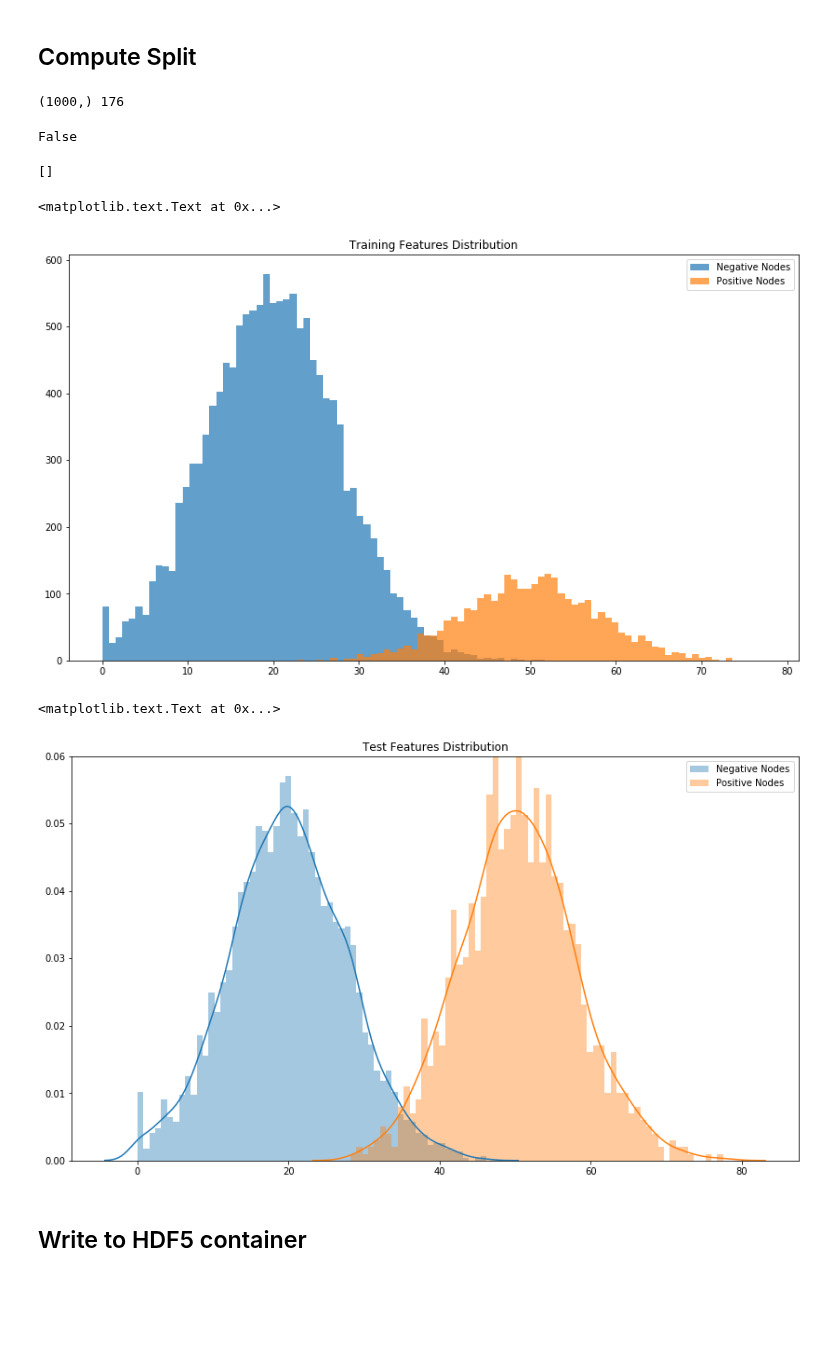
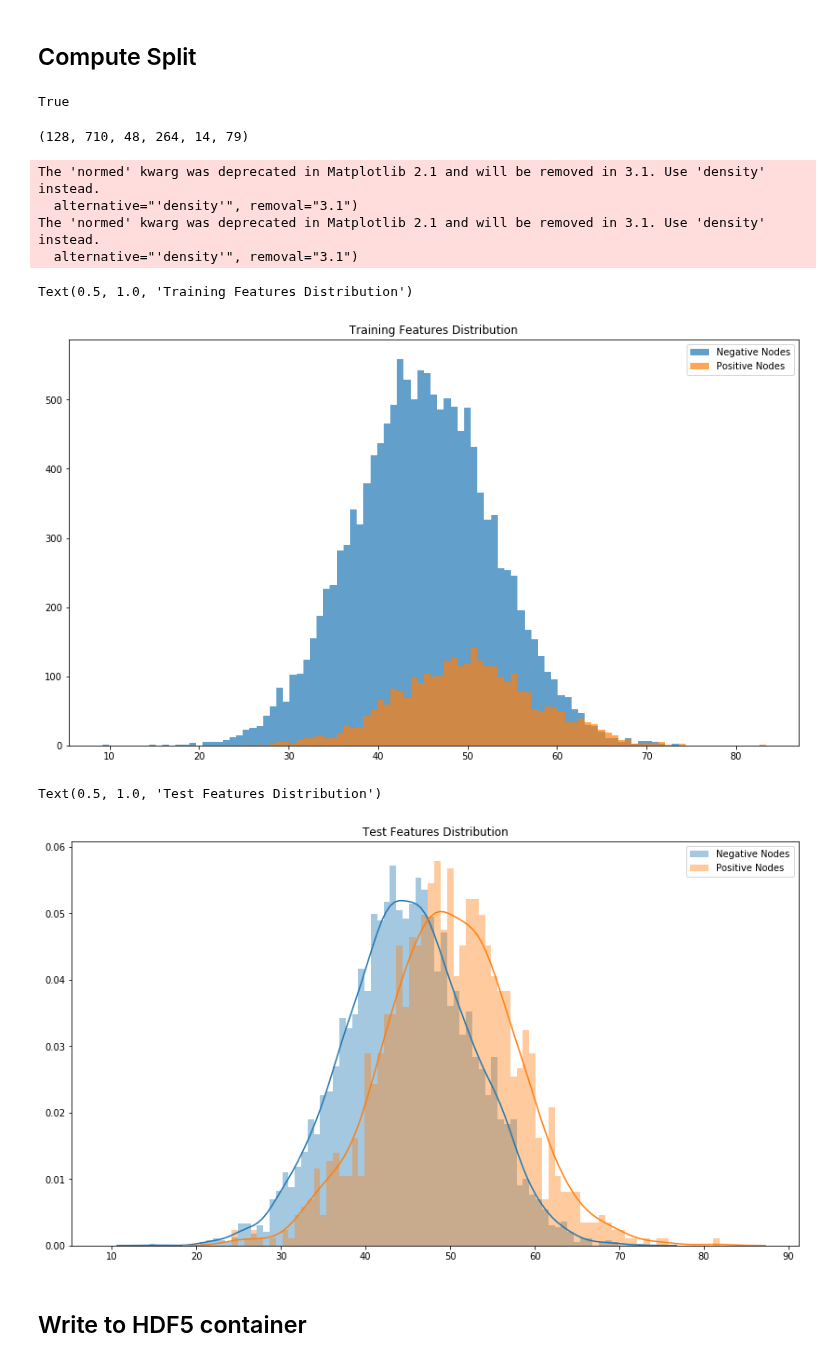
Before and after one commit to schulter/EMOGI, a Jupyter notebook: simulation/EMOGI_preprocessing_NetSim_modules.ipynb, the cells around one changed output. Cells and saved outputs as stored; diff of their text form; code cells hidden in the pictures; blank space fills up the shorter version.

```diff
--- a/simulation/EMOGI_preprocessing_NetSim_modules.ipynb
+++ b/simulation/EMOGI_preprocessing_NetSim_modules.ipynb
@@ -17,9 +19,9 @@ import seaborn
 # params
 test_ratio = .3
 pos_distr = (50, 60) # mean and variance
-neg_distr = (20, 60) # mean and variance
+neg_distr = (45, 60) # mean and variance
 num_features = 24
-NETWORK_TYPE = 'random'
+NETWORK_TYPE = 'clique'
 # %% [markdown]
 ## Load Network and Insert Positions from Disk
 # %%
@@ -70,7 +72,7 @@ elif NETWORK_TYPE == 'clique':
     # read the network and insert positions
     network = nx.read_edgelist('../data/simulation/clique_network/network.edgelist')
     insert_positions = []
-    with open('../data/simulation/clique_network/insert_positions.txt', 'r') as f:
+    with open('../data/simulation/clique_network/implant_positions.txt', 'r') as f:
         for line in f.readlines():
             if line.startswith('#'): # comment
                 pass
@@ -118,17 +136,10 @@ fig.savefig('../data/simulation/random_network/prob_distro_easy.svg')
 # %% [markdown]
 ## Compute Split
 # %%
-y = np.array([1 if i in all_motif_nodes else 0 for i in np.arange(num_nodes)])
-print (y.shape, y.sum())
-train_nodes, test_nodes = train_test_split(np.arange(num_nodes), test_size=test_ratio, stratify=y)
+y = np.array([1 if i in all_motif_nodes else 0 for i in np.arange(num_nodes)]).reshape(-1, 1)
+mask = np.ones(num_nodes, dtype=np.uint8)
-# %% [output]
-(1000,) 176
 # %%
 import collections
-collections.Counter(np.arange(num_nodes)[y == 1]) == collections.Counter(all_motif_nodes)
+collections.Counter(np.arange(num_nodes)[y[:, 0] == 1]) == collections.Counter(all_motif_nodes)
 # %% [output]
-False
+True
-# %%
-[i for i in train_nodes if i in test_nodes] # no overlap
-# %% [output]
-[]
@@ -145,27 +146,37 @@ y_test = np.logical_and(test_mask, y)
+# %%
+y_train, train_mask, y_test, test_mask = gcnPreprocessing.train_test_split(y, mask, 0.25)
+y_train, train_mask, y_val, val_mask = gcnPreprocessing.train_test_split(y_train, train_mask, 0.1)
+y_train.sum(), train_mask.sum(), y_test.sum(), test_mask.sum(), y_val.sum(), val_mask.sum()
+# %% [output]
+(128, 710, 48, 264, 14, 79)
 # %%
 fig = plt.figure(figsize=(14, 8))
 bins = np.linspace(features.min(), features.max(), 100)
-_ = plt.hist(features[np.logical_and(y_train == 0, train_mask)].reshape(-1), bins=bins,
+_ = plt.hist(features[np.logical_and(y_train[:, 0] == 0, train_mask)].reshape(-1), bins=bins,
              label='Negative Nodes', normed=False, alpha=.7)
-_ = plt.hist(features[np.logical_and(y_train == 1, train_mask)].reshape(-1), bins=bins,
+_ = plt.hist(features[np.logical_and(y_train[:, 0] == 1, train_mask)].reshape(-1), bins=bins,
              label='Positive Nodes', normed=False, alpha=.7)
 _ = plt.legend()
 plt.title('Training Features Distribution')
 # %% [output]
-<matplotlib.text.Text at 0x...>
+The 'normed' kwarg was deprecated in Matplotlib 2.1 and will be removed in 3.1. Use 'density' instead.
+  alternative="'density'", removal="3.1")
+The 'normed' kwarg was deprecated in Matplotlib 2.1 and will be removed in 3.1. Use 'density' instead.
+  alternative="'density'", removal="3.1")
+Text(0.5, 1.0, 'Training Features Distribution')
-[figure, old version]
+[figure, new version]
 # %%
 fig = plt.figure(figsize=(14, 8))
 bins = np.linspace(features.min(), features.max(), 100)
-_ = seaborn.distplot(features[np.logical_and(y_test == 0, test_mask)].reshape(-1), bins=bins,
+_ = sns.distplot(features[np.logical_and(y_test[:, 0] == 0, test_mask)].reshape(-1), bins=bins,
              label='Negative Nodes')
-_ = seaborn.distplot(features[np.logical_and(y_test == 1, test_mask)].reshape(-1), bins=bins,
+_ = sns.distplot(features[np.logical_and(y_test[:, 0] == 1, test_mask)].reshape(-1), bins=bins,
              label='Positive Nodes')
 _ = plt.legend()
 plt.title('Test Features Distribution')
 # %% [output]
-<matplotlib.text.Text at 0x...>
+Text(0.5, 1.0, 'Test Features Distribution')
-[figure, old version]
+[figure, new version]
 # %% [markdown]
 ## Write to HDF5 container
 # %%
```
Also changed, not shown: parts of 9 cells of this notebook.
